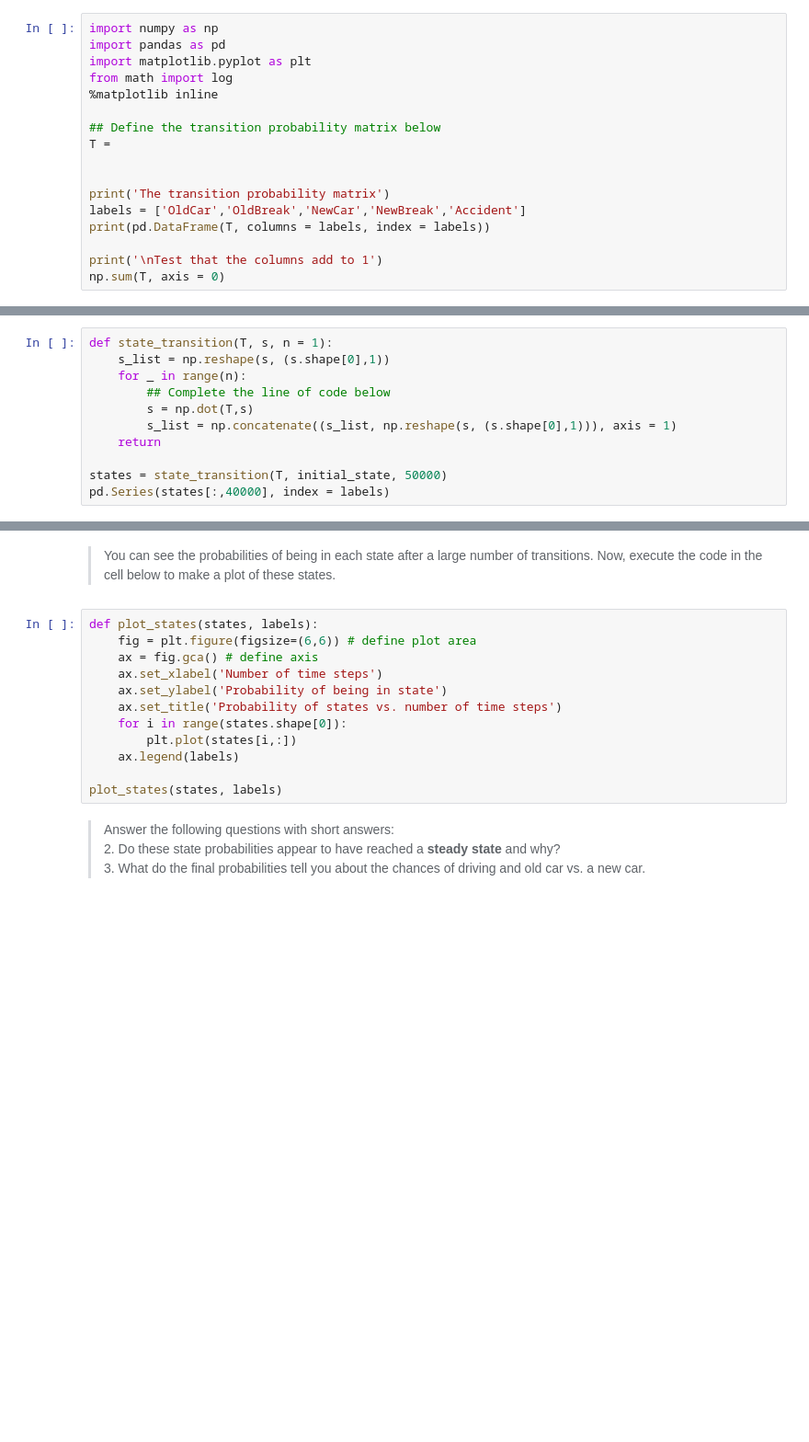
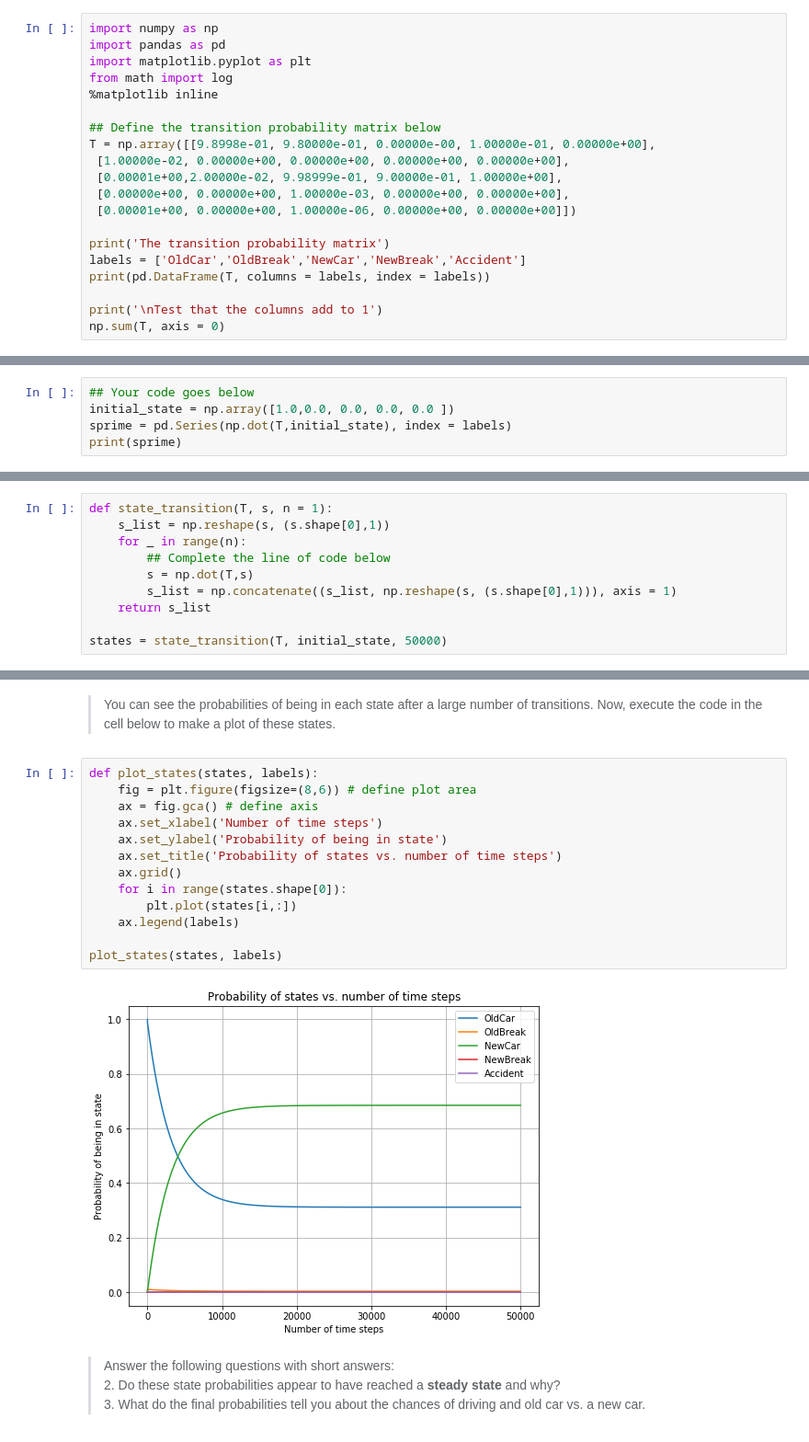
Before and after one commit to rodolfolermacontreras/ML_3_Assignment_8, a Jupyter notebook: 8_Part1_IntroductionToMarkovDecisionProcesses.ipynb, the cells around one changed output, grey strips where cells are left out. Shown at 92% size. Drawn from its saved outputs; the diff is of its cells as text; blank space fills up the shorter version.

```diff
--- a/8_Part1_IntroductionToMarkovDecisionProcesses.ipynb
+++ b/8_Part1_IntroductionToMarkovDecisionProcesses.ipynb
@@ -96,8 +96,11 @@ from math import log
 %matplotlib inline
 
 ## Define the transition probability matrix below
-T =
-
+T = np.array([[9.8998e-01, 9.80000e-01, 0.00000e-00, 1.00000e-01, 0.00000e+00],
+ [1.00000e-02, 0.00000e+00, 0.00000e+00, 0.00000e+00, 0.00000e+00],
+ [0.00001e+00,2.00000e-02, 9.98999e-01, 9.00000e-01, 1.00000e+00],
+ [0.00000e+00, 0.00000e+00, 1.00000e-03, 0.00000e+00, 0.00000e+00],
+ [0.00001e+00, 0.00000e+00, 1.00000e-06, 0.00000e+00, 0.00000e+00]])
 
 print('The transition probability matrix')
 labels = ['OldCar','OldBreak','NewCar','NewBreak','Accident']
@@ -113,0 +126,5 @@ np.sum(T, axis = 0)
+# %%
+## Your code goes below
+initial_state = np.array([1.0,0.0, 0.0, 0.0, 0.0 ])
+sprime = pd.Series(np.dot(T,initial_state), index = labels)
+print(sprime)
@@ -124,7 +149,6 @@ def state_transition(T, s, n = 1):
         ## Complete the line of code below
         s = np.dot(T,s)
         s_list = np.concatenate((s_list, np.reshape(s, (s.shape[0],1))), axis = 1)
-    return
+    return s_list
 
 states = state_transition(T, initial_state, 50000)
-pd.Series(states[:,40000], index = labels)
@@ -133,16 +166,19 @@ pd.Series(states[:,40000], index = labels)
 > Now, execute the code in the cell below to make a plot of these states.
 # %%
 def plot_states(states, labels):
-    fig = plt.figure(figsize=(6,6)) # define plot area
+    fig = plt.figure(figsize=(8,6)) # define plot area
     ax = fig.gca() # define axis
     ax.set_xlabel('Number of time steps')
     ax.set_ylabel('Probability of being in state')
     ax.set_title('Probability of states vs. number of time steps')
+    ax.grid()
     for i in range(states.shape[0]):
         plt.plot(states[i,:])
     ax.legend(labels)
 
 plot_states(states, labels)
+# %% [output]
+[figure, added]
 # %% [markdown]
 > Answer the following questions with short answers:
 > 2. Do these state probabilities appear to have reached a **steady state** and why?
```
Also changed, not shown: parts of 15 cells of this notebook.
